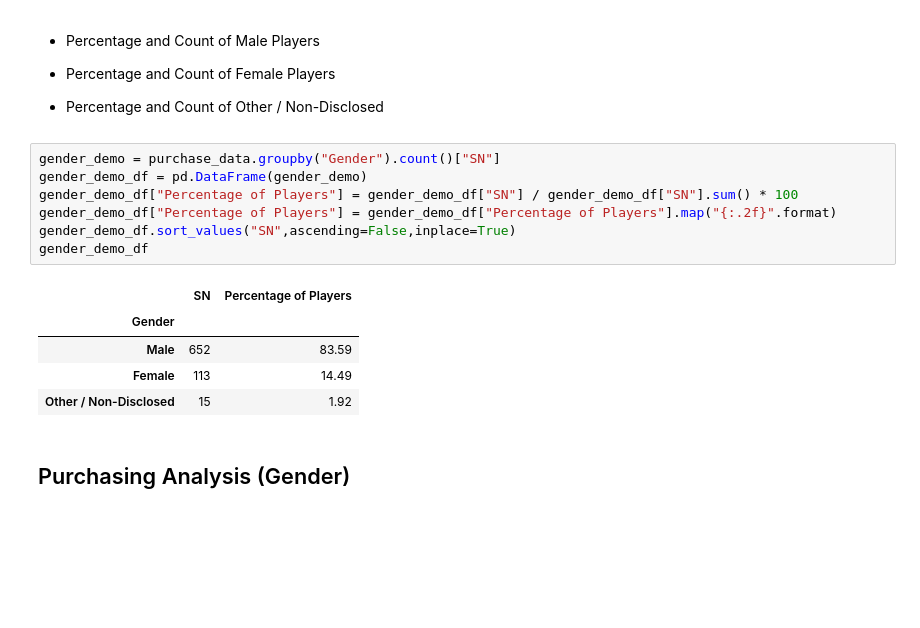
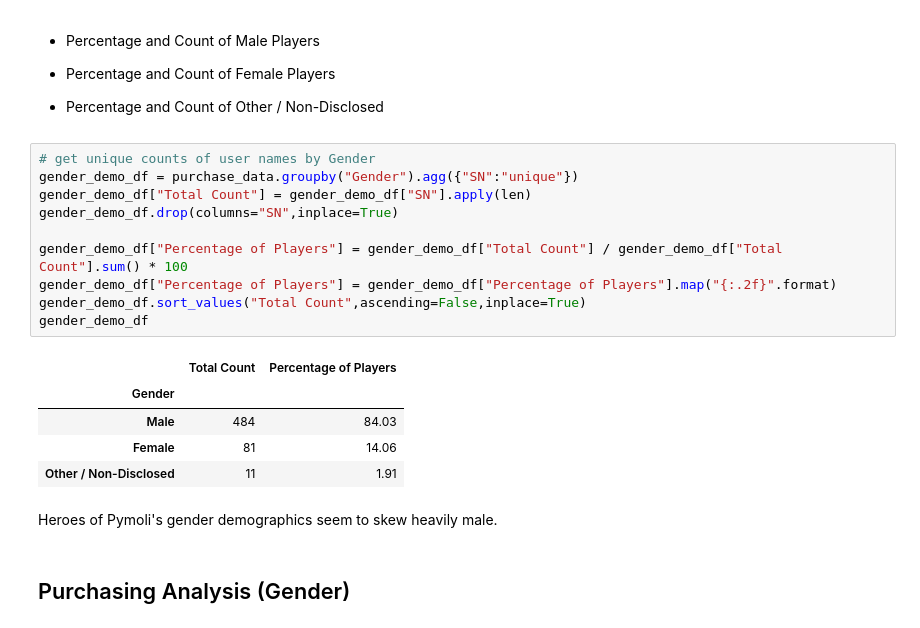
Before and after one commit to c-l-nguyen/heroes-of-pymoli, a Jupyter notebook: HeroesOfPymoli.ipynb, the cells around one changed output. Saved outputs shown, nothing was run; the diff lists cells and outputs as text; blank space fills up the shorter version.

```diff
--- a/HeroesOfPymoli.ipynb
+++ b/HeroesOfPymoli.ipynb
@@ -69,18 +75,23 @@ purchase_analysis_df
 
 * Percentage and Count of Other / Non-Disclosed
 # %%
-gender_demo = purchase_data.groupby("Gender").count()["SN"]
-gender_demo_df = pd.DataFrame(gender_demo)
-gender_demo_df["Percentage of Players"] = gender_demo_df["SN"] / gender_demo_df["SN"].sum() * 100
+# get unique counts of user names by Gender
+gender_demo_df = purchase_data.groupby("Gender").agg({"SN":"unique"})
+gender_demo_df["Total Count"] = gender_demo_df["SN"].apply(len)
+gender_demo_df.drop(columns="SN",inplace=True)
+
+gender_demo_df["Percentage of Players"] = gender_demo_df["Total Count"] / gender_demo_df["Total Count"].sum() * 100
 gender_demo_df["Percentage of Players"] = gender_demo_df["Percentage of Players"].map("{:.2f}".format)
-gender_demo_df.sort_values("SN",ascending=False,inplace=True)
+gender_demo_df.sort_values("Total Count",ascending=False,inplace=True)
 gender_demo_df
 # %% [output]
-|  | SN | Percentage of Players |
+|  | Total Count | Percentage of Players |
 | Gender |  |  |
-| Male | 652 | 83.59 |
-| Female | 113 | 14.49 |
-| Other / Non-Disclosed | 15 | 1.92 |
+| Male | 484 | 84.03 |
+| Female | 81 | 14.06 |
+| Other / Non-Disclosed | 11 | 1.91 |
+# %% [markdown]
+Heroes of Pymoli's gender demographics seem to skew heavily male.
 # %% [markdown]
 
 ## Purchasing Analysis (Gender)
```
Also changed, not shown: parts of 26 cells of this notebook.
